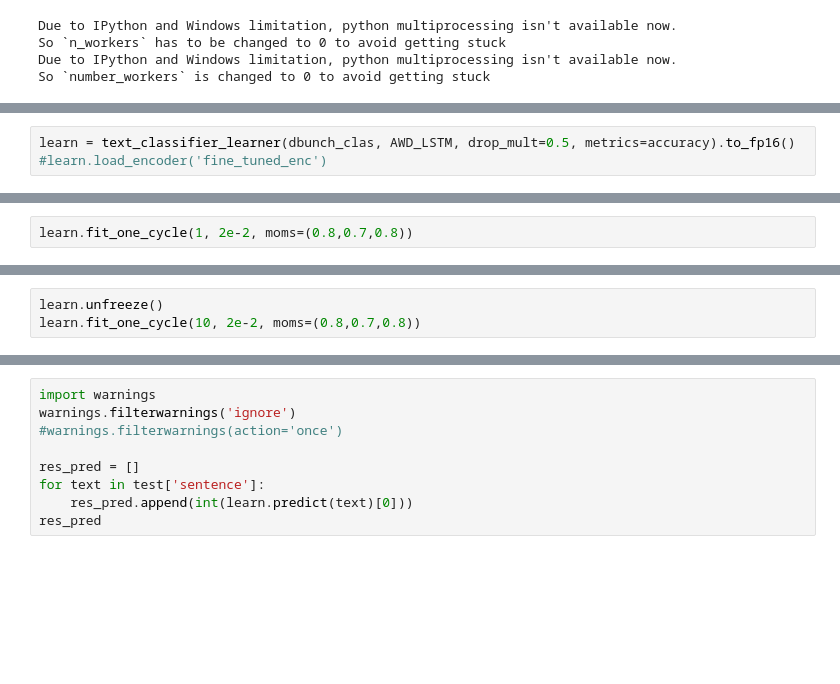
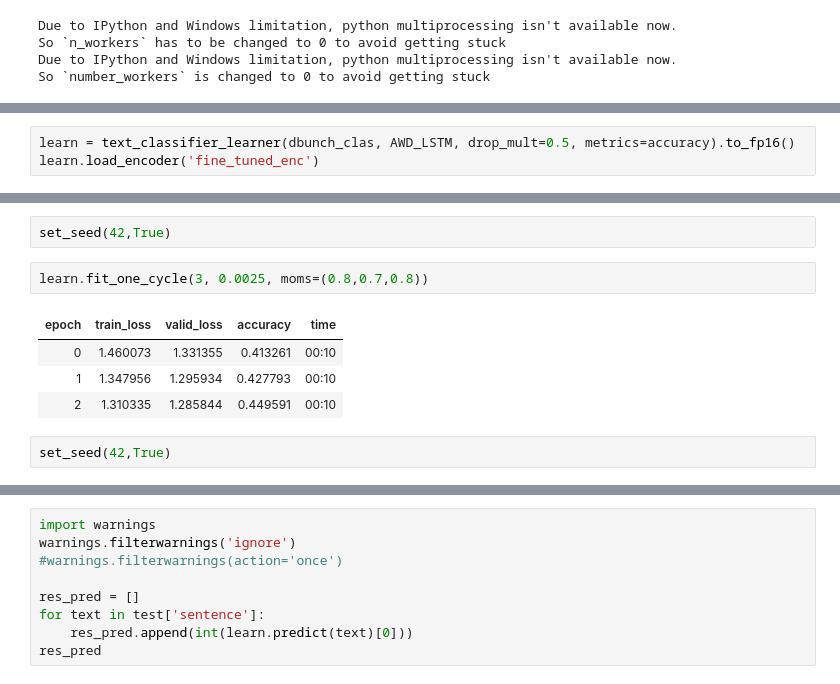
Before and after one commit to JulienGervai/sys843, a Jupyter notebook: sst/ULMFiT/ulmfit sst5.ipynb, the cells around one changed output, grey strips where cells are left out. Drawn from its saved outputs; the diff is of its cells as text; blank space fills up the shorter version.

```diff
--- a/sst/ULMFiT/ulmfit sst5.ipynb
+++ b/sst/ULMFiT/ulmfit sst5.ipynb
@@ -153,3 +163,3 @@ So `number_workers` is changed to 0 to avoid getting stuck
 # %%
 learn = text_classifier_learner(dbunch_clas, AWD_LSTM, drop_mult=0.5, metrics=accuracy).to_fp16()
-#learn.load_encoder('fine_tuned_enc')
+learn.load_encoder('fine_tuned_enc')
@@ -162,2 +167,0 @@ SuggestedLRs(valley=0.00363078061491251)
-# %%
-learn.fit_one_cycle(1, 2e-2, moms=(0.8,0.7,0.8))
@@ -167,3 +167,0 @@ learn.fit_one_cycle(1, 2e-2, moms=(0.8,0.7,0.8))
-# %%
-learn.unfreeze()
-learn.fit_one_cycle(10, 2e-2, moms=(0.8,0.7,0.8))
@@ -181,0 +176,11 @@ learn.fit_one_cycle(10, 2e-2, moms=(0.8,0.7,0.8))
+# %%
+set_seed(42,True)
+# %%
+learn.fit_one_cycle(3, 0.0025, moms=(0.8,0.7,0.8))
+# %% [output]
+| epoch | train_loss | valid_loss | accuracy | time |
+| 0 | 1.460073 | 1.331355 | 0.413261 | 00:10 |
+| 1 | 1.347956 | 1.295934 | 0.427793 | 00:10 |
+| 2 | 1.310335 | 1.285844 | 0.449591 | 00:10 |
+# %%
+set_seed(42,True)
```
Also changed, not shown: parts of 20 cells of this notebook.
